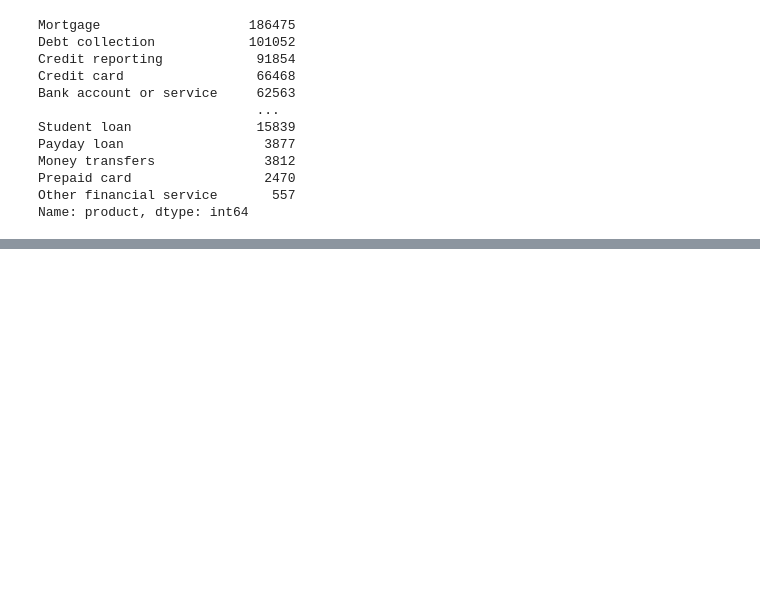
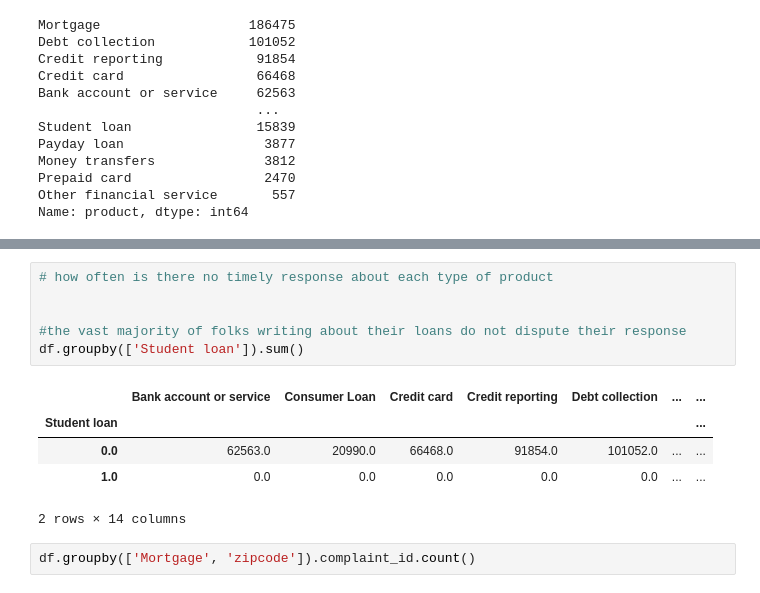
Before and after one commit to Alannna/DS-SF-34, a Jupyter notebook: final-project/2/FinalProject-EDA.ipynb, the cells around one changed output, grey strips where cells are left out. Drawn from its saved outputs; the diff is of its cells as text; blank space fills up the shorter version.

```diff
--- a/final-project/2/FinalProject-EDA.ipynb
+++ b/final-project/2/FinalProject-EDA.ipynb
@@ -100,0 +170,14 @@ ValueError: Indexes have overlapping values: ['No', 'Yes']
+# %%
+# how often is there no timely response about each type of product
+
+
+#the vast majority of folks writing about their loans do not dispute their response
+df.groupby(['Student loan']).sum()
+# %% [output]
+|  | Bank account or service | Consumer Loan | Credit card | Credit reporting | Debt collection | ... | ... |
+| Student loan |  |  |  |  |  |  | ... |
+| 0.0 | 62563.0 | 20990.0 | 66468.0 | 91854.0 | 101052.0 | ... | ... |
+| 1.0 | 0.0 | 0.0 | 0.0 | 0.0 | 0.0 | ... | ... |
+2 rows × 14 columns
+# %%
+df.groupby(['Mortgage', 'zipcode']).complaint_id.count()
```
Also changed, not shown: parts of 16 cells of this notebook.
